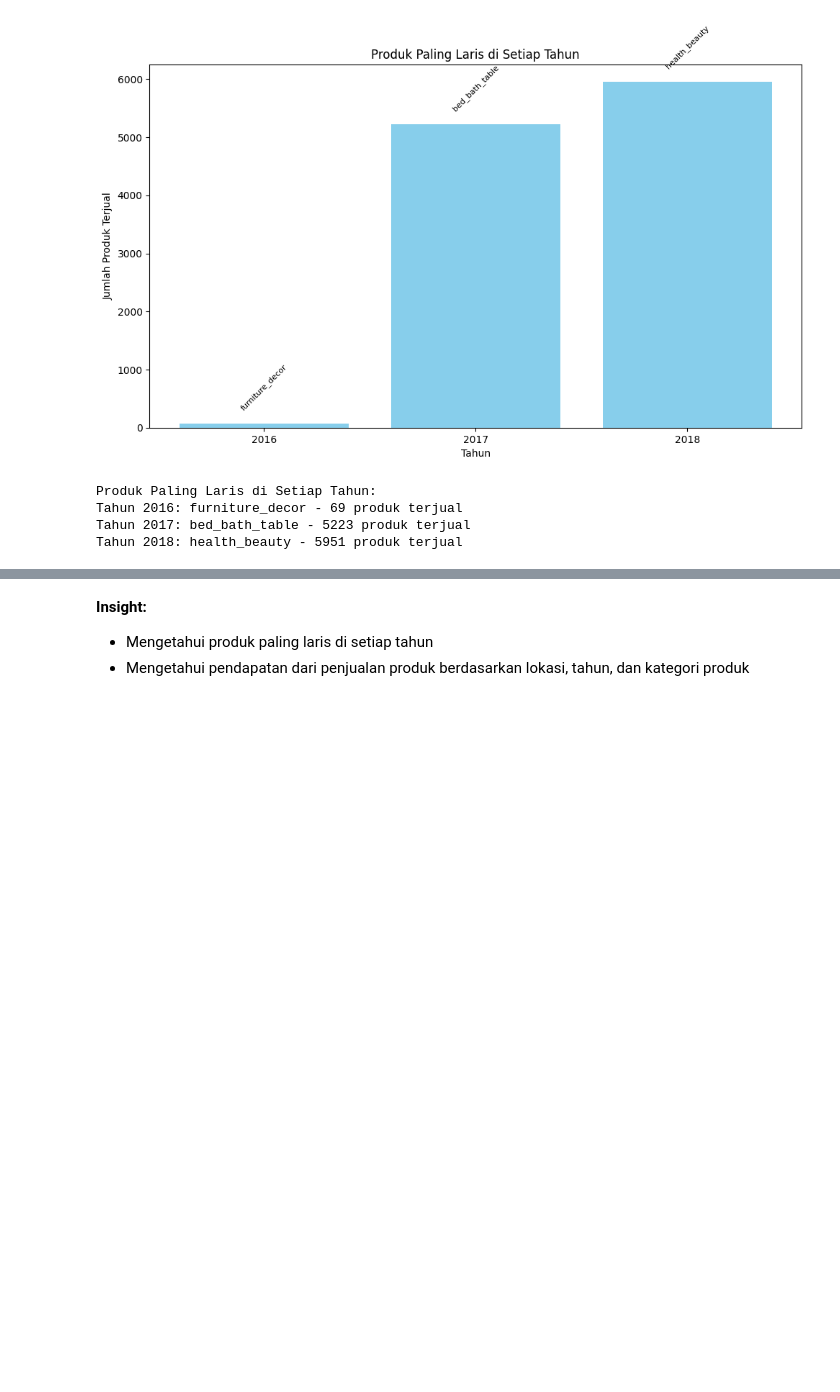
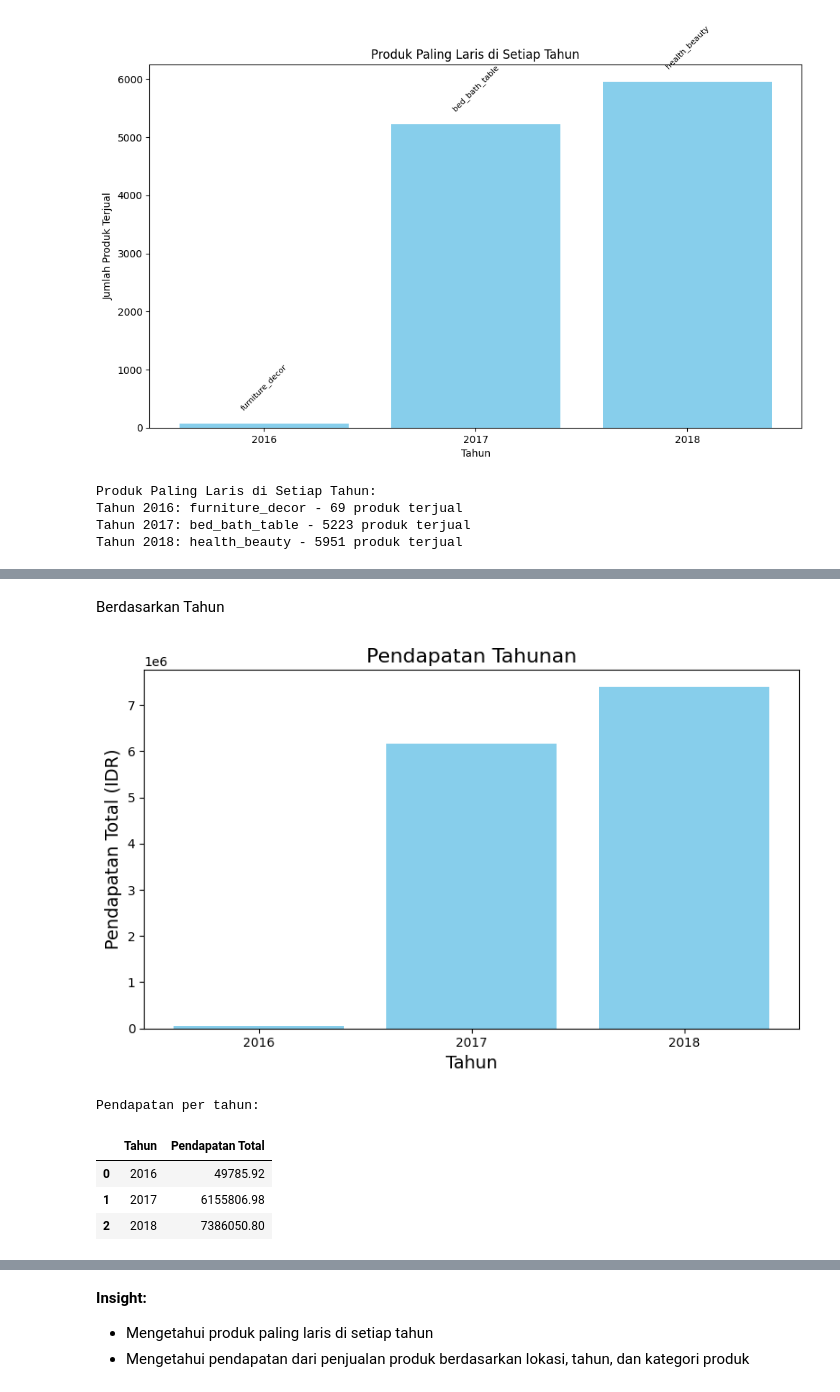
Before and after one commit to AfifahChairunnisa/analisis-data-ecommerce, a Jupyter notebook: notebook.ipynb, the cells around one changed output, grey strips where cells are left out. Saved outputs shown, nothing was run; the diff lists cells and outputs as text; code cells hidden in the pictures; blank space fills up the shorter version.

```diff
--- a/notebook.ipynb
+++ b/notebook.ipynb
@@ -1777,0 +1745,29 @@ plt.show()
+# %% [markdown]
+Berdasarkan Tahun
+# %%
+# Analisis Pendapatan Total Tahunan
+revenue_data['period_year'] = revenue_data['order_purchase_timestamp'].dt.to_period('Y').astype(str)
+
+# Agregasi pendapatan per tahun
+revenue_yearly = revenue_data.groupby('period_year')['revenue'].sum().reset_index()
+revenue_yearly.columns = ['Tahun', 'Pendapatan Total']
+
+# Visualisasi pendapatan per tahun
+plt.figure(figsize=(8, 5))
+plt.bar(revenue_yearly['Tahun'], revenue_yearly['Pendapatan Total'], color='skyblue')
+plt.title('Pendapatan Tahunan', fontsize=16)
+plt.xlabel('Tahun', fontsize=14)
+plt.ylabel('Pendapatan Total (IDR)', fontsize=14)
+plt.tight_layout()
+plt.show()
+
+# Cetak hasil pendapatan per tahun
+print("Pendapatan per tahun:")
+revenue_yearly
+# %% [output]
+[figure, added]
+Pendapatan per tahun:
+|  | Tahun | Pendapatan Total |
+| 0 | 2016 | 49785.92 |
+| 1 | 2017 | 6155806.98 |
+| 2 | 2018 | 7386050.80 |
```
Also changed, not shown: parts of 47 cells of this notebook, 11 other files.
